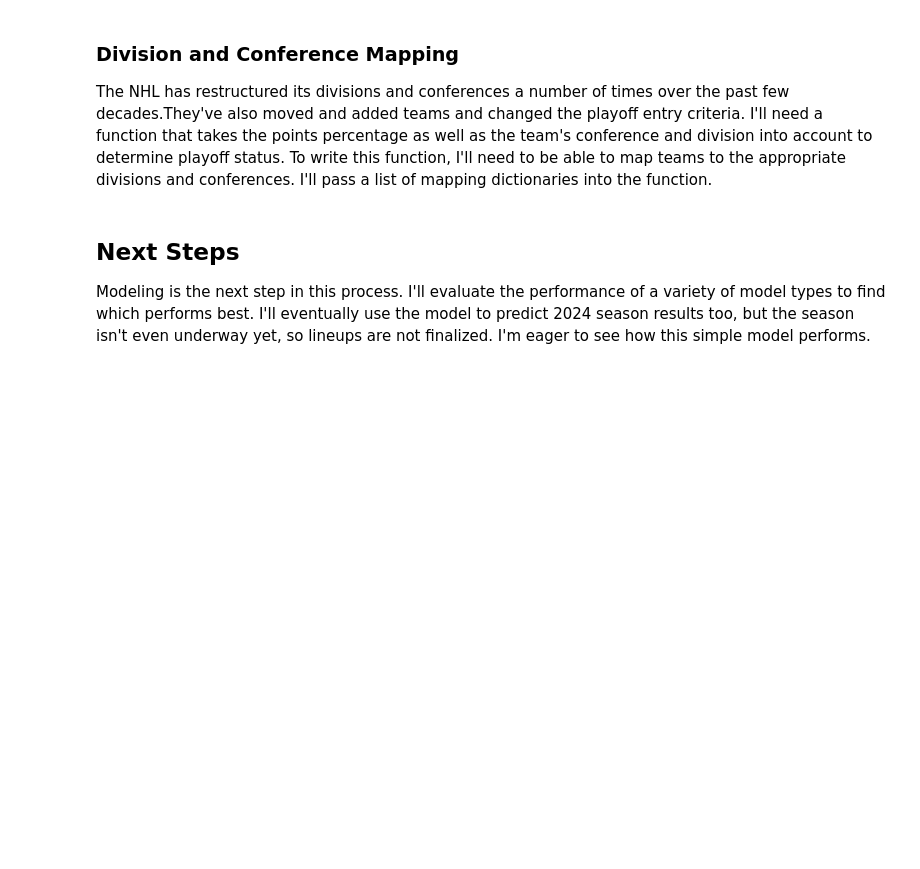
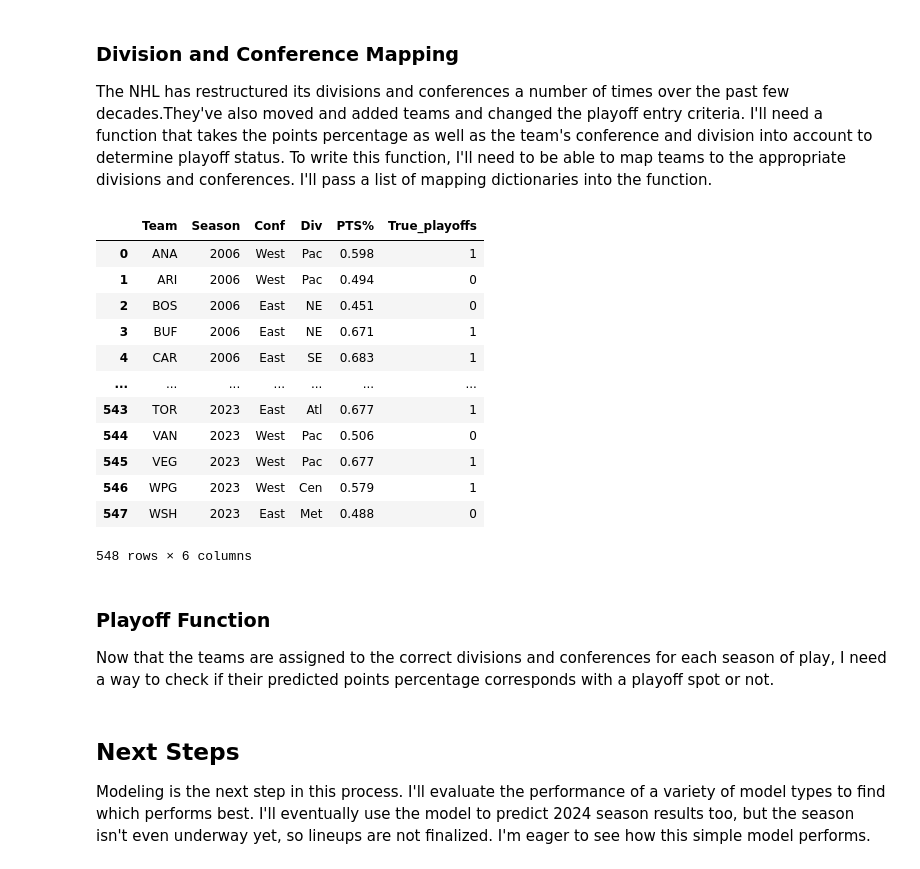
Before and after one commit to loganschmitt14/Capstone_2_NHL_Predictions, a Jupyter notebook: hockey_features.ipynb, the cells around one changed output. Drawn from its saved outputs; the diff is of its cells as text; code cells hidden in the pictures; blank space fills up the shorter version.

```diff
--- a/hockey_features.ipynb
+++ b/hockey_features.ipynb
@@ -573,36 +449,35 @@ true_playoff_status
 ### Division and Conference Mapping ###
 The NHL has restructured its divisions and conferences a number of times over the past few decades.They've also moved and added teams and changed the playoff entry criteria. I'll need a function that takes the points percentage as well as the team's conference and division into account to determine playoff status. To write this function, I'll need to be able to map teams to the appropriate divisions and conferences. I'll pass a list of mapping dictionaries into the function.
 # %%
-# 3 divisions per conference until 2013. Playoff spots for division winners and next top 5 teams per conference.
+# Divisions and conferences until 2014
 div_2006 = {
-    ('NJD', 'NYI', 'NYR', 'PIT', 'PHI'): 'ATL',
+    ('NJD', 'NYI', 'NYR', 'PIT', 'PHI'): 'Atl',
     ('OTT', 'MTL', 'TOR', 'BUF', 'BOS'): 'NE',
     ('CAR', 'TBL', 'WPG', 'WSH', 'FLA'): 'SE',
-    ('DET', 'CBJ', 'CHI', 'NSH', 'STL'): 'CEN',
+    ('DET', 'CBJ', 'CHI', 'NSH', 'STL'): 'Cen',
     ('VAN', 'CGY', 'EDM', 'COL', 'MIN'): 'NW',
-    ('DAL', 'SJS', 'LAK', 'ANA', 'ARI'): 'PAC'
+    ('DAL', 'SJS', 'LAK', 'ANA', 'ARI'): 'Pac'
     }
 
 conf_2006 = {
-    ('ATL', 'NE', 'SE'): 'East',
-    ('CEN', 'NW', 'PAC'): 'West'
+    ('Atl', 'NE', 'SE'): 'East',
+    ('Cen', 'NW', 'Pac'): 'West'
     }
 
-# New structure (2 conferences, 4 divisions) started 2013-14. Playoff for top 3 teams per division and 2 wildcards.
-# Because of COVID, 2020 playoffs were top 12 per conference by points percentage.
+# New structure (2 conferences, 4 divisions) started 2013-14.
 div_2014 = {
-    ('NJD', 'NYI', 'NYR', 'PIT', 'PHI', 'WSH', 'CAR', 'CBJ'): 'MET',
-    ('OTT', 'MTL', 'TOR', 'BUF', 'BOS', 'TBL', 'FLA', 'DET'): 'ATL',
-    ('CHI', 'NSH', 'STL', 'COL', 'MIN', 'WPG', 'DAL'): 'CEN',
-    ('EDM', 'SJS', 'LAK', 'ANA', 'ARI', 'VAN', 'CGY', 'VEG'): 'PAC'
+    ('NJD', 'NYI', 'NYR', 'PIT', 'PHI', 'WSH', 'CAR', 'CBJ'): 'Met',
+    ('OTT', 'MTL', 'TOR', 'BUF', 'BOS', 'TBL', 'FLA', 'DET'): 'Atl',
+    ('CHI', 'NSH', 'STL', 'COL', 'MIN', 'WPG', 'DAL'): 'Cen',
+    ('EDM', 'SJS', 'LAK', 'ANA', 'ARI', 'VAN', 'CGY', 'VEG'): 'Pac'
     }
 
 conf_2014 = {
-    ('MET', 'ATL'): 'East',
-    ('CEN', 'PAC'): 'West'
+    ('Met', 'Atl'): 'East',
+    ('Cen', 'Pac'): 'West'
     }
 
-# 4 conferences in 2021, top 4 per conference
+# 4 conferences in 2021
 conf_2021 = {
     ('NJD', 'NYI', 'NYR', 'PIT', 'PHI', 'WSH', 'BOS', 'BUF'): 'East',
     ('CAR', 'TBL', 'FLA', 'CBJ', 'DET', 'NSH', 'CHI', 'DAL'): 'Central',
@@ -612,10 +487,10 @@ conf_2021 = {
 
 # Vegas and Seattle in the Pacific moved Arizona to the Central. Same conferences as 2014.
 div_2022 = {
-    ('NJD', 'NYI', 'NYR', 'PIT', 'PHI', 'WSH', 'CAR', 'CBJ'): 'MET',
-    ('OTT', 'MTL', 'TOR', 'BUF', 'BOS', 'TBL', 'FLA', 'DET'): 'ATL',
-    ('CHI', 'NSH', 'STL', 'COL', 'MIN', 'WPG', 'DAL', 'ARI'): 'CEN',
-    ('EDM', 'SJS', 'LAK', 'ANA', 'SEA', 'VAN', 'CGY', 'VEG'): 'PAC'
+    ('NJD', 'NYI', 'NYR', 'PIT', 'PHI', 'WSH', 'CAR', 'CBJ'): 'Met',
+    ('OTT', 'MTL', 'TOR', 'BUF', 'BOS', 'TBL', 'FLA', 'DET'): 'Atl',
+    ('CHI', 'NSH', 'STL', 'COL', 'MIN', 'WPG', 'DAL', 'ARI'): 'Cen',
+    ('EDM', 'SJS', 'LAK', 'ANA', 'SEA', 'VAN', 'CGY', 'VEG'): 'Pac'
     }
 
 map_dicts = [div_2006, conf_2006, div_2014, conf_2014, conf_2021, div_2022]
@@ -621,0 +559,20 @@ map_dicts = [div_2006, conf_2006, div_2014, conf_2014, conf_2021, div_2022]
+# %%
+answer_key = create_answer_key(true_playoff_status, map_dicts)
+answer_key
+# %% [output]
+|  | Team | Season | Conf | Div | PTS% | True_playoffs |
+| 0 | ANA | 2006 | West | Pac | 0.598 | 1 |
+| 1 | ARI | 2006 | West | Pac | 0.494 | 0 |
+| 2 | BOS | 2006 | East | NE | 0.451 | 0 |
+| 3 | BUF | 2006 | East | NE | 0.671 | 1 |
+| 4 | CAR | 2006 | East | SE | 0.683 | 1 |
+| ... | ... | ... | ... | ... | ... | ... |
+| 543 | TOR | 2023 | East | Atl | 0.677 | 1 |
+| 544 | VAN | 2023 | West | Pac | 0.506 | 0 |
+| 545 | VEG | 2023 | West | Pac | 0.677 | 1 |
+| 546 | WPG | 2023 | West | Cen | 0.579 | 1 |
+| 547 | WSH | 2023 | East | Met | 0.488 | 0 |
+548 rows × 6 columns
+# %% [markdown]
+### Playoff Function ###
+Now that the teams are assigned to the correct divisions and conferences for each season of play, I need a way to check if their predicted points percentage corresponds with a playoff spot or not.
```
Also changed, not shown: parts of 14 cells of this notebook, 1 other file.
